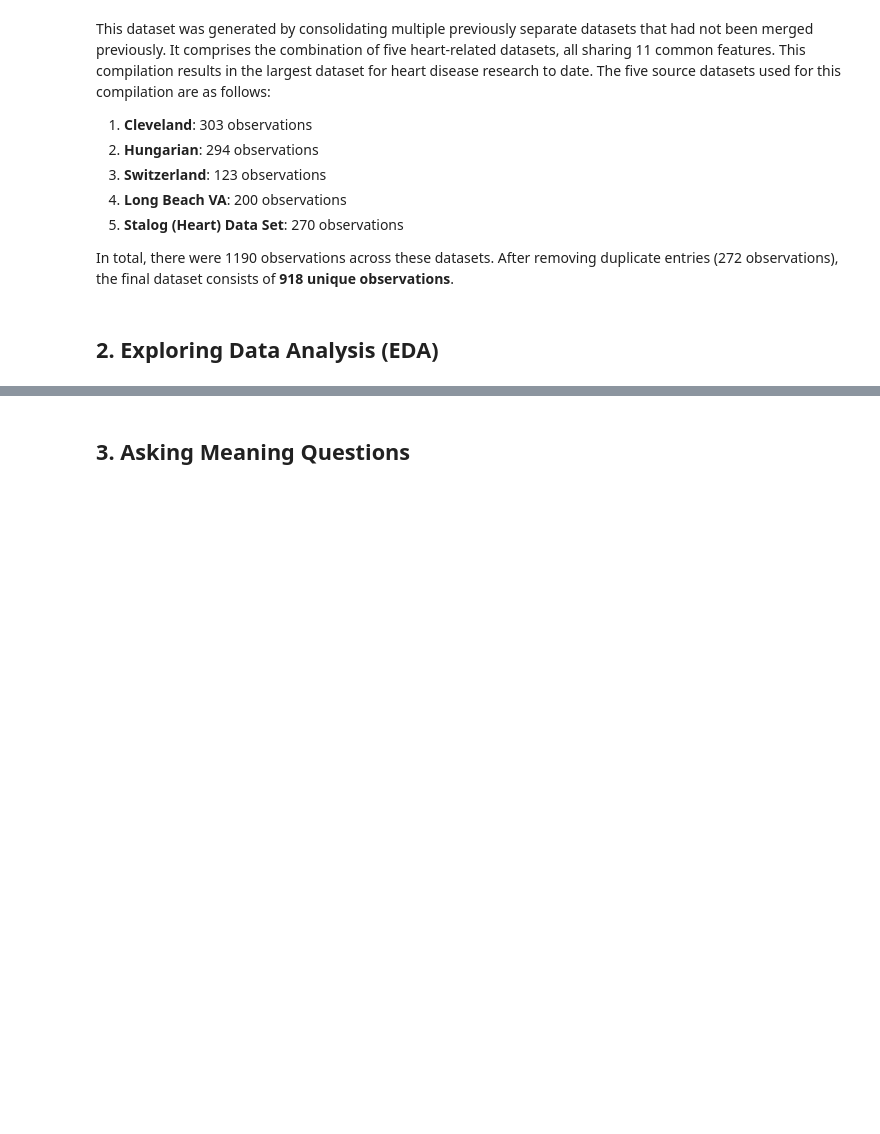
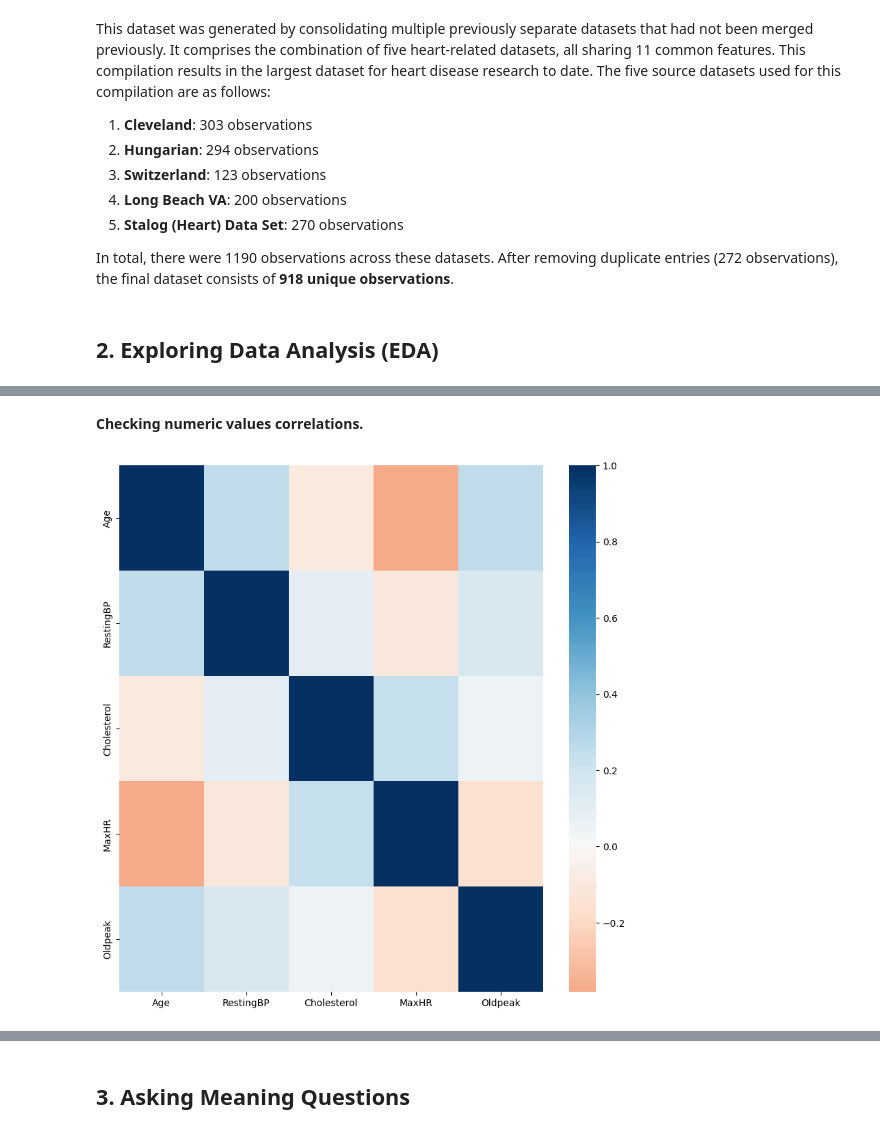
Before and after one commit to Deadinside-at-HCMUS/CSC17104-project, a Jupyter notebook: Notebook.ipynb, the cells around one changed output, grey strips where cells are left out. Cells and saved outputs as stored; diff of their text form; code cells hidden in the pictures; blank space fills up the shorter version.

```diff
--- a/Notebook.ipynb
+++ b/Notebook.ipynb
@@ -68,0 +219,8 @@ In total, there were 1190 observations across these datasets. After removing dup
+# %% [markdown]
+**Checking numeric values correlations.**
+# %%
+fig, ax = plt.subplots(figsize=(10,10))
+sns.heatmap(num_col_df.corr(), cmap='RdBu', center=0,ax=ax)
+plt.show()
+# %% [output]
+[figure, added]
```
Also changed, not shown: parts of 24 cells of this notebook, 1 other file.
